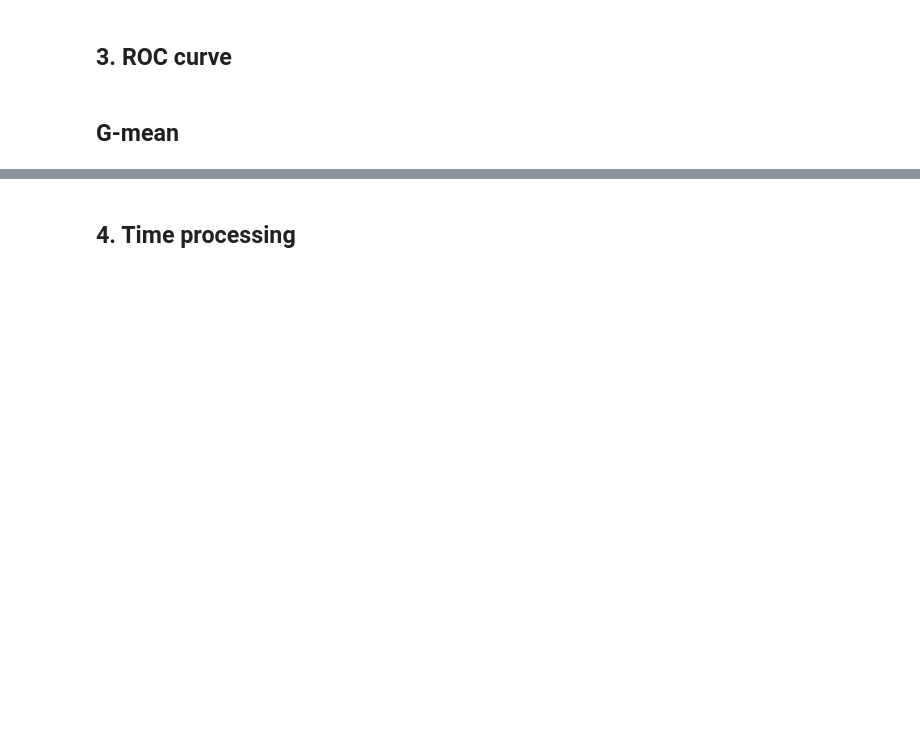
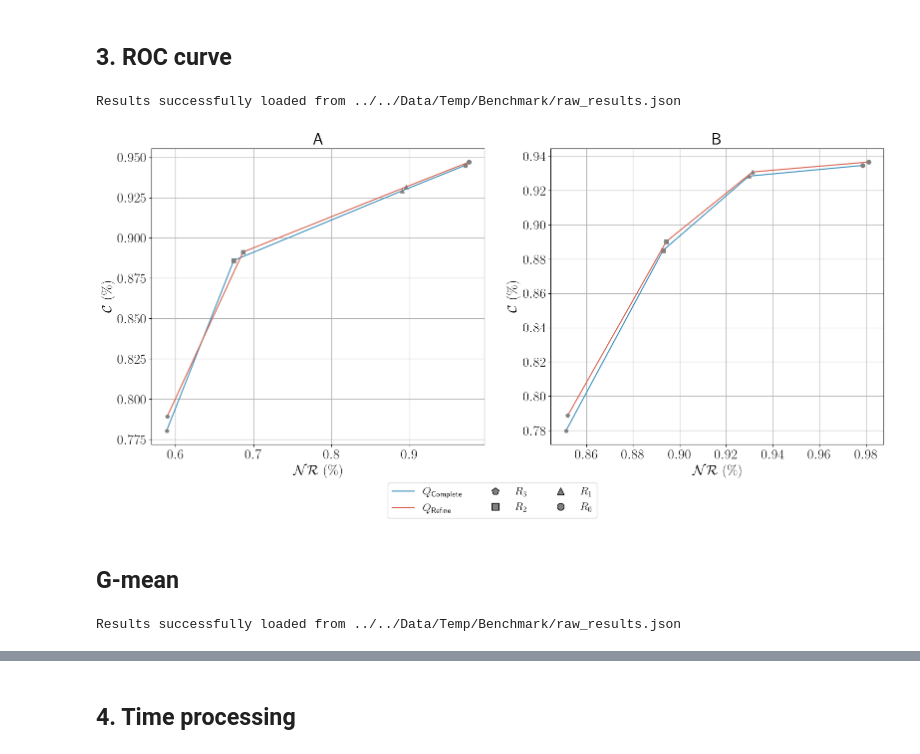
Before and after one commit to TieuLongPhan/SynTemp, a Jupyter notebook: Docs/Analysis/_5_rule_application.ipynb, the cells around one changed output, grey strips where cells are left out. Saved outputs shown, nothing was run; the diff lists cells and outputs as text; code cells hidden in the pictures; blank space fills up the shorter version.

```diff
--- a/Docs/Analysis/_5_rule_application.ipynb
+++ b/Docs/Analysis/_5_rule_application.ipynb
@@ -100,7 +303,7 @@ from _analysis._rule_app_analysis import load_results_from_json
 
 results = load_results_from_json("../../Data/Temp/Benchmark/raw_results.json")
 
-valid = results["Test"]
+valid = results["Valid"]
 
 valid_fw = valid["fw"]
 valid_bw = valid["bw"]
@@ -111,7 +314,7 @@ fw.rename(
         0: "average_solution",
         # 1: r'\mathcal(C)',
         1: "C",
-        2: "FPR",
+        2: "NR",
     },
     inplace=True,
 )
@@ -120,10 +323,12 @@ bw.rename(
         0: "average_solution",
         # 1: r'\mathcal(C)',
         1: "C",
-        2: "FPR",
+        2: "NR",
     },
     inplace=True,
 )
 
 fw[["Type", "Radii"]] = fw.index.to_series().str.split("_", expand=True)
 bw[["Type", "Radii"]] = bw.index.to_series().str.split("_", expand=True)
+# %% [output]
+Results successfully loaded from ../../Data/Temp/Benchmark/raw_results.json
@@ -130,7 +450,7 @@ bw[["Type", "Radii"]] = bw.index.to_series().str.split("_", expand=True)
 # %%
 import matplotlib.pyplot as plt
 import seaborn as sns
-from _analysis._rule_app_analysis import plot_roc_curves
+#from _analysis._rule_app_analysis import plot_roc_curves
 
 plt.rc("text", usetex=True)
 plt.rc("text.latex", preamble=r"\usepackage{amsmath}")  # Ensure amsmath is loaded
@@ -139,36 +459,38 @@ fontsettings = {
     "label_size": 20,
     "ticks_size": 20,
     "annotation_size": 16,
 }
 fig, axs = plt.subplots(1, 2, figsize=(16, 8))
 plot_roc_curves(
     fw,
     axs[0],
-    selected_types=["Complete", "Expand"],
+    selected_types=["Complete", "Refine"],
     fontsettings=fontsettings,
     title="A",
 )
 legend_handles = plot_roc_curves(
     bw,
     axs[1],
-    selected_types=["Complete", "Expand"],
+    selected_types=["Complete", "Refine"],
     fontsettings=fontsettings,
     title="B",
 )
 
 fig.legend(
     handles=legend_handles,
     loc="lower center",
     fancybox=True,
     title_fontsize=fontsettings["label_size"],
     fontsize=fontsettings["annotation_size"],
     ncol=3,
     bbox_to_anchor=(0.5, 0.001),
 )
 
 fig.tight_layout()
 fig.subplots_adjust(hspace=0.15, wspace=0.2, bottom=0.2)
-fig.savefig("./fig/ROC_test.pdf", dpi=600, bbox_inches="tight", pad_inches=0)
+#fig.savefig("./fig/ROC_test.pdf", dpi=600, bbox_inches="tight", pad_inches=0)
+# %% [output]
+[figure, added]
 # %% [markdown]
 ## G-mean
 # %%
@@ -189,25 +511,27 @@ fw = pd.DataFrame(valid_fw).T
 bw = pd.DataFrame(valid_bw).T
 fw.rename(
     columns={
-        0: "average_solution",
+        0: "AG",
         # 1: r'\mathcal(C)',
         1: "C",
-        2: "FPR",
+        2: "NR",
     },
     inplace=True,
 )
 bw.rename(
     columns={
-        0: "average_solution",
+        0: "AG",
         # 1: r'\mathcal(C)',
         1: "C",
-        2: "FPR",
+        2: "NR",
     },
     inplace=True,
 )
 
 fw[["Type", "Radii"]] = fw.index.to_series().str.split("_", expand=True)
 bw[["Type", "Radii"]] = bw.index.to_series().str.split("_", expand=True)
+# %% [output]
+Results successfully loaded from ../../Data/Temp/Benchmark/raw_results.json
 # %%
 def gmean(tpr, fpr):
     tnr = 1 - fpr  # True Negative Rate
```
Also changed, not shown: parts of 29 cells of this notebook, 6 other files.
